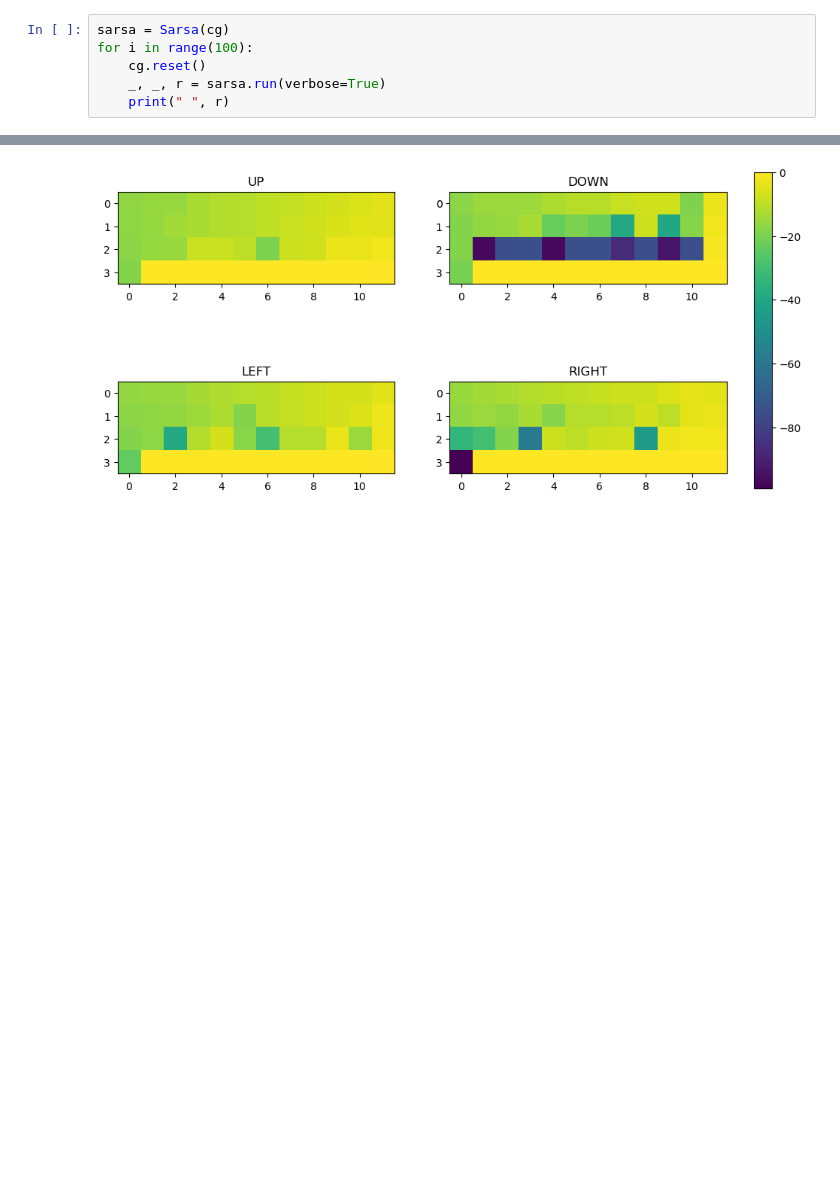
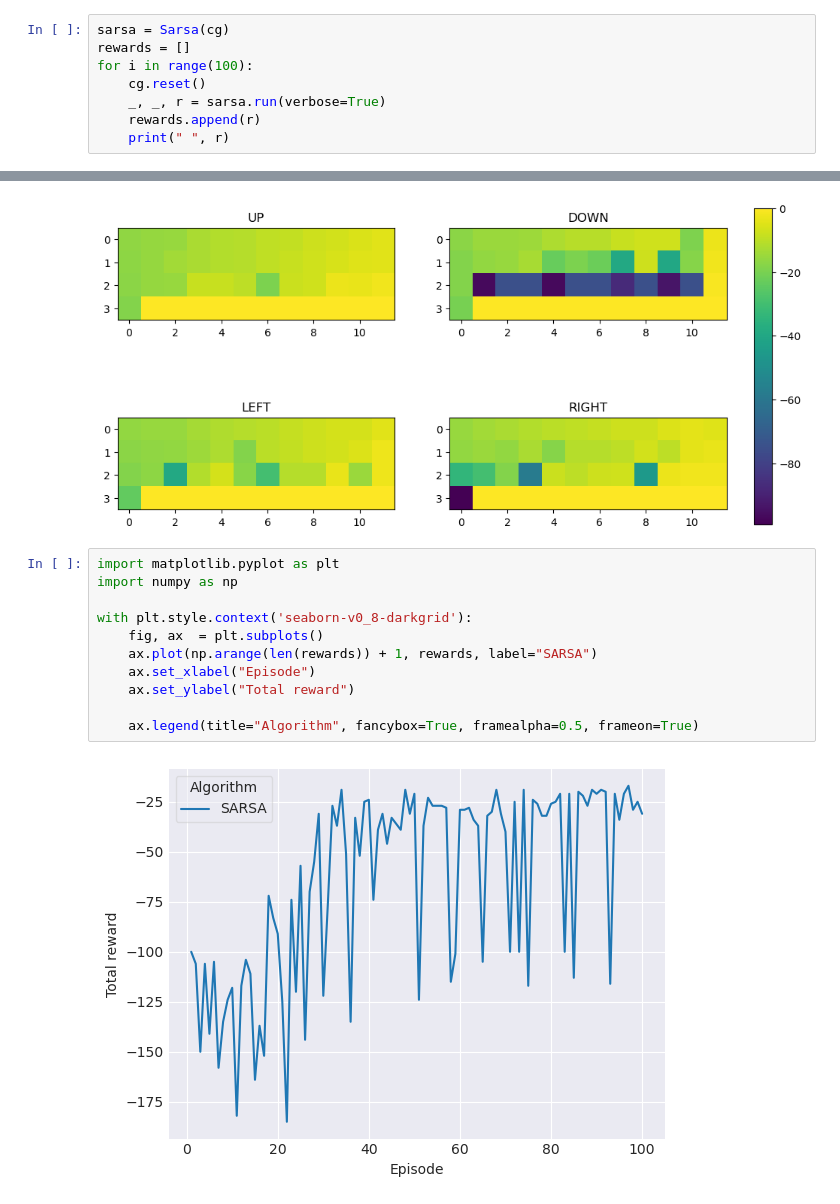
Before and after one commit to the-mysh/rl-coursework, a Jupyter notebook: tasks/cliff_problem/Cliff_problem.ipynb, the cells around one changed output, grey strips where cells are left out. Saved outputs shown, nothing was run; the diff lists cells and outputs as text; blank space fills up the shorter version.

Commit message:
[Cliff problem] Plot rewards

```diff
--- a/tasks/cliff_problem/Cliff_problem.ipynb
+++ b/tasks/cliff_problem/Cliff_problem.ipynb
@@ -65,8 +65,10 @@ Total reward: -103
 |-----|-----|-----|-----|-----|-----|-----|-----|-----|-----|-----|-----|
 # %%
 sarsa = Sarsa(cg)
+rewards = []
 for i in range(100):
     cg.reset()
     _, _, r = sarsa.run(verbose=True)
+    rewards.append(r)
     print(" ", r)
 # %% [output]
@@ -91,3 +93,16 @@ for i in range(100):
 sarsa.plot_q_values()
 # %% [output]
 [figure]
+# %%
+import matplotlib.pyplot as plt
+import numpy as np
+
+with plt.style.context('seaborn-v0_8-darkgrid'):
+    fig, ax  = plt.subplots()
+    ax.plot(np.arange(len(rewards)) + 1, rewards, label="SARSA")
+    ax.set_xlabel("Episode")
+    ax.set_ylabel("Total reward")
+
+    ax.legend(title="Algorithm", fancybox=True, framealpha=0.5, frameon=True)
+# %% [output]
+[figure, added]
```
Also changed, not shown: parts of 1 cell of this notebook.
